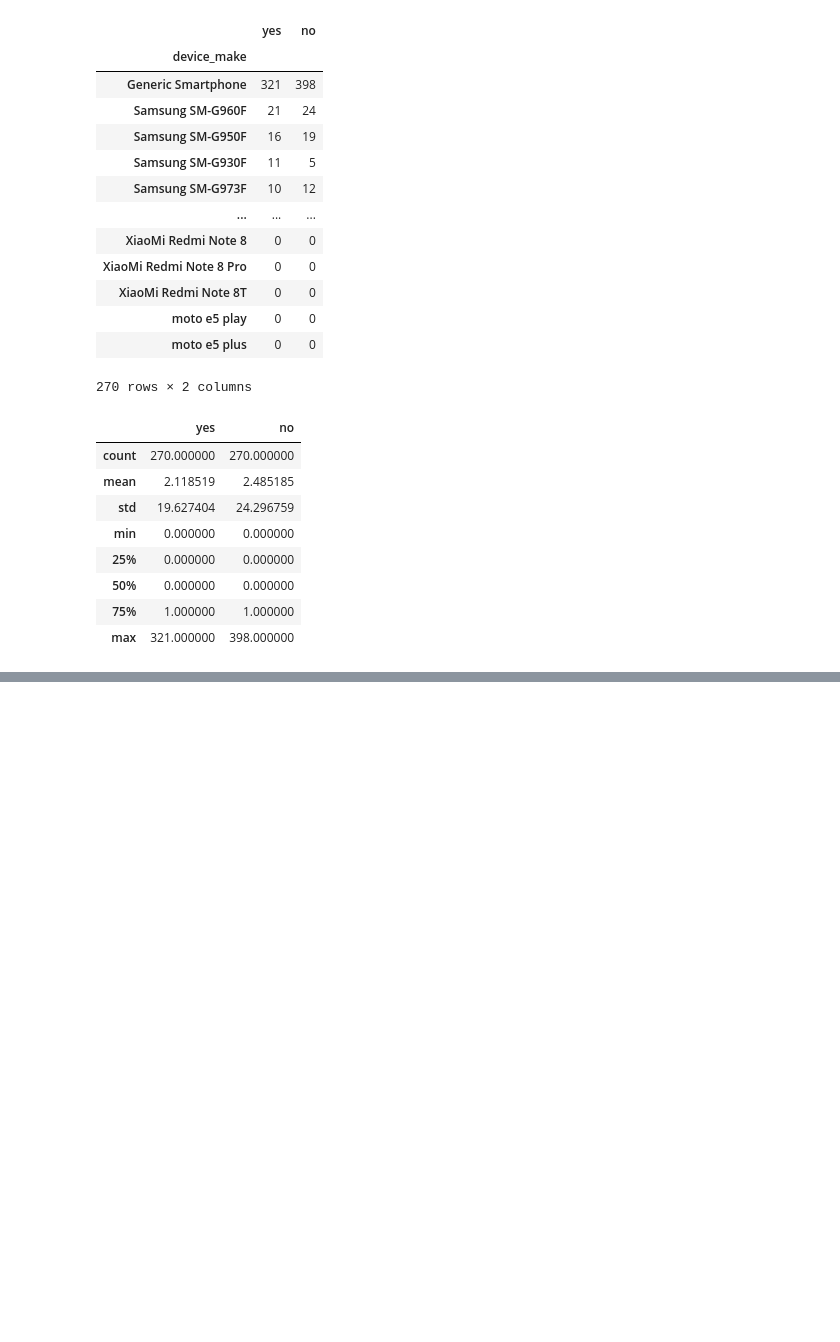
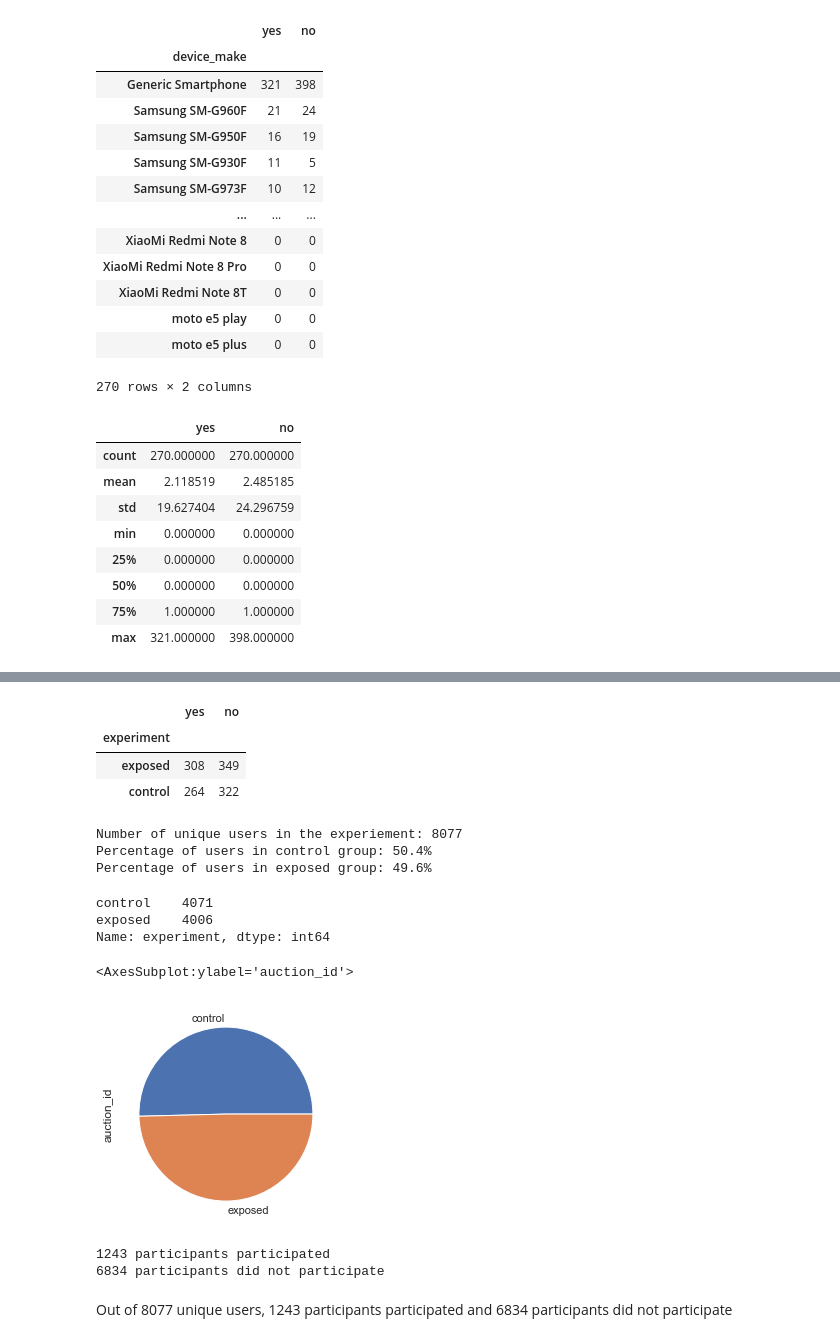
Before and after one commit to 10Academy-B6-W2/Smart-Ads-campaign-performance-analysis, a Jupyter notebook: notebooks/EDA_for_ABTesting.ipynb, the cells around one changed output, grey strips where cells are left out. Drawn from its saved outputs; the diff is of its cells as text; code cells hidden in the pictures; blank space fills up the shorter version.

```diff
--- a/notebooks/EDA_for_ABTesting.ipynb
+++ b/notebooks/EDA_for_ABTesting.ipynb
@@ -333,0 +291,28 @@ TypeError: strptime() argument 1 must be str, not Timestamp
+# %%
+experiment = df.groupby('experiment').agg({'yes': 'sum','no': 'sum'})
+experiment.sort_values(by=['yes','no'], ascending=False)
+# %% [output]
+|  | yes | no |
+| experiment |  |  |
+| exposed | 308 | 349 |
+| control | 264 | 322 |
+# %%
+print(f"Number of unique users in the experiement: {df['auction_id'].nunique()}")
+print(f"Percentage of users in control group: {round(df[df['experiment'] == 'control']['auction_id'].nunique() / df['auction_id'].nunique() * 100, 2)}%")
+print(f"Percentage of users in exposed group: {round(df[df['experiment'] == 'exposed']['auction_id'].nunique() / df['auction_id'].nunique() * 100, 2)}%")
+# %% [output]
+Number of unique users in the experiement: 8077
+Percentage of users in control group: 50.4%
+Percentage of users in exposed group: 49.6%
+# %%
+experment = df['experiment'].value_counts()
+experment
+# %% [output]
+control    4071
+exposed    4006
+Name: experiment, dtype: int64
+# %%
+df.groupby('experiment')['auction_id'].count().plot.pie()
+# %% [output]
+<AxesSubplot:ylabel='auction_id'>
+[figure, added]
@@ -333,0 +323,8 @@ TypeError: strptime() argument 1 must be str, not Timestamp
+# %%
+print(f"{participated_df.shape[0]} participants participated")
+print(f"{nparticipated_df.shape[0]} participants did not participate")
+# %% [output]
+1243 participants participated
+6834 participants did not participate
+# %% [markdown]
+Out of 8077 unique users, 1243 participants participated and 6834 participants did not participate
```
Also changed, not shown: parts of 29 cells of this notebook.
